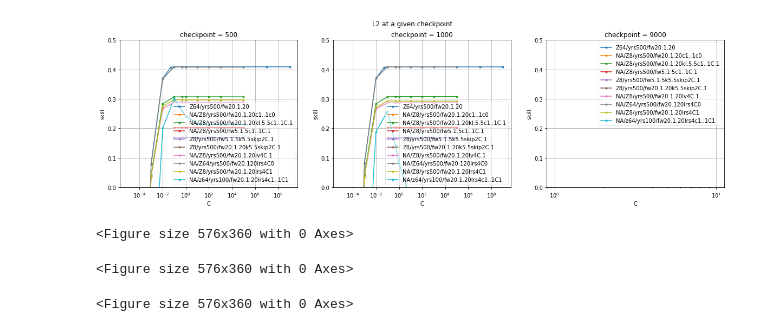
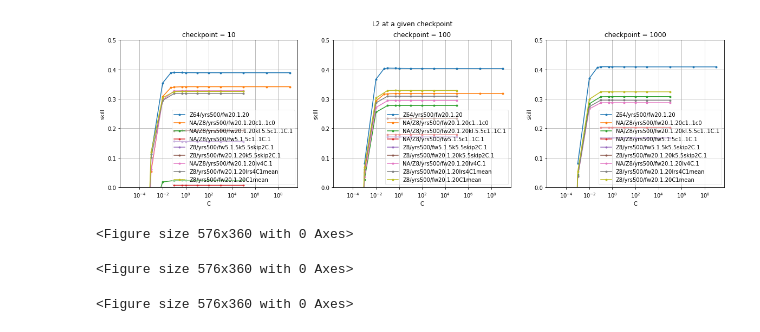
Before and after one commit to georgemilosh/Climate-Learning, a Jupyter notebook: VAE/score.ipynb, the cells around one changed output. Cells and saved outputs as stored; diff of their text form; code cells hidden in the pictures.

```diff
--- a/VAE/score.ipynb
+++ b/VAE/score.ipynb
@@ -179,9 +186,11 @@ for i, (C, method) in enumerate(zip([400,0.1,0],['kNN_uni', 'Log_L2','vae.class'
+# %%
+folder = './models/testruns/test/'
 # %%
-folder = runs['NA/Z64/yrs100/fw20.1.20lrs4c1..1C1mean']
+# folder = runs['Z64/yrs100/fw20..1.20']
 score = pd.read_csv(f'{folder}score.csv')
 for fold in list(score['fold'].unique()):
     foldskill = score.loc[(score['fold'] == fold) & (score['C'] == 0) & (score['method'] == 'vae.class'),('checkpoint','skill')]
     plt.plot(foldskill.values[:,0],foldskill.values[:,1],'.-')
 plt.xscale('log')
-#plt.ylim(-5,1)
+plt.ylim(-5,1)
 # %% [output]
@@ -189,4 +198,5 @@ plt.xscale('log')
 # %%
+# folder = runs['Z64/yrs100/fw20..1.20xarray']
 fig = plt.figure()
 fig.set_size_inches(30, 5)
 fig.suptitle('')
@@ -208,5 +218,14 @@ for i in range(nfolds):
         ax1.plot(epochs, history[key], label =i, linestyle='solid', marker='.', color = cmap)
 
         ax1.set_ylabel(key)
-        ax1.set_ylim(np.array(history[key]).min(),np.array(history[key]).min()+0.1*(np.array(history[key]).max() - np.array(history[key]).min()))
+        test = np.array(history[key])[np.isfinite(history[key])]
+        if key == 'kl_loss':
+            #print('kl_loss',np.nanmean(test)-2*np.nanstd(test),np.nanmean(test)+2*np.nanstd(test))
+            ax1.set_ylim(np.nanmean(test)-2*np.nanstd(test),np.nanmean(test)+2*np.nanstd(test) )
+        #    # ax1.set_ylim(np.array(history[key]).max() - 0.1*(np.array(history[key]).max() - np.array(history[key]).min()),np.array(history[key]).max())
+        else:
+            #print(np.nanmean(test)-2*np.nanstd(test),np.nanmean(test)+2*np.nanstd(test))
+            ax1.set_ylim(np.nanmean(test)-2*np.nanstd(test),np.nanmean(test)+2*np.nanstd(test) )
+        #    ax1.set_ylim(np.percentile(history[key],5), np.percentile(history[key],95))
+# ax1.set_ylim(np.array(history[key]).min(),np.array(history[key]).min()+0.1*(np.array(history[key]).max() - np.array(history[key]).min()))
 # %% [output]
@@ -214,35 +253,37 @@ for i in range(nfolds):
 # %%
 fig = plt.figure()
 fig.set_size_inches(20, 5)
 fig.suptitle('L2 at a given checkpoint')
 
 axs = fig.subplots(nrows=1, ncols=3)
-
-for i, checkpoint in enumerate([500,1000,9000]):
+method = 'Log_L2'
+for i, checkpoint in enumerate([10,100,1000]):
     ax1 = axs[i]
     plt.figure(figsize=(8,5))
     for name, folder in runs.items():
         #print(name)
         score = pd.read_csv(f'{folder}score.csv')
-        if checkpoint in score.checkpoint.values:
-            meanskillvsckpt = score.groupby(['checkpoint', 'C','method']).mean().loc[(checkpoint, slice(None),'Log_L2'), 'skill'].droplevel(level=(0,2)) # The last command gets rid of C and method in the output
-            stdskillvsckpt = score.groupby(['checkpoint', 'C','method']).std().loc[(checkpoint, slice(None),'Log_L2'), 'skill'].droplevel(level=(0,2))
-            maxiter=100
-            #ax1.fill_between(meanskillvsckpt.index[:maxiter],meanskillvsckpt.values[:maxiter]-stdskillvsckpt.values[:maxiter],meanskillvsckpt.values[:maxiter]+stdskillvsckpt.values[:maxiter],alpha=0.1)
-            ax1.plot(meanskillvsckpt.index[:maxiter],meanskillvsckpt.values[:maxiter],label=name, marker='.')
-        else:
-            meanskillvsckpt = score.groupby(['checkpoint', 'C','method']).mean().loc[(10, slice(None),'Log_L2'), 'skill'].droplevel(level=(0,2)) # The last command gets rid of C and method in the output
-            ax1.plot(meanskillvsckpt.index[:maxiter],np.inf*meanskillvsckpt.values[:maxiter],label=name, marker='.')
+        if method in  score.method.values:
+            if checkpoint in score.checkpoint.values:
+                meanskillvsckpt = score.groupby(['checkpoint', 'C','method']).mean().loc[(checkpoint, slice(None),method), 'skill'].droplevel(level=(0,2)) # The last command gets rid of C and method in the output
+                stdskillvsckpt = score.groupby(['checkpoint', 'C','method']).std().loc[(checkpoint, slice(None),method), 'skill'].droplevel(level=(0,2))
+                maxiter=100
+                #ax1.fill_between(meanskillvsckpt.index[:maxiter],meanskillvsckpt.values[:maxiter]-stdskillvsckpt.values[:maxiter],meanskillvsckpt.values[:maxiter]+stdskillvsckpt.values[:maxiter],alpha=0.1)
+                ax1.plot(meanskillvsckpt.index[:maxiter],meanskillvsckpt.values[:maxiter],label=name, marker='.')
+            else:
+                meanskillvsckpt = score.groupby(['checkpoint', 'C','method']).mean().loc[(10, slice(None),method), 'skill'].droplevel(level=(0,2)) # The last command gets rid of C and method in the output
+                ax1.plot(meanskillvsckpt.index[:maxiter],np.inf*meanskillvsckpt.values[:maxiter],label=name, marker='.')
+
     ax1.set_xlabel('C')
     ax1.set_ylabel('skill')
     ax1.set_ylim([0,0.5])
     ax1.set_xscale("log")
     ax1.set_title(f"{checkpoint = }")
     ax1.legend(loc='best', fancybox=True, framealpha=0.5)
     ax1.grid(True)
-fig.savefig('./Images/class_L2.png',dpi=200)
+fig.savefig(f'./Images/class_{method}.png',dpi=200)
 # %% [output]
-[figure, old version]
+[figure, new version]
 <Figure size 576x360 with 0 Axes>
 <Figure size 576x360 with 0 Axes>
 <Figure size 576x360 with 0 Axes>
```
Also changed, not shown: parts of 8 cells of this notebook, 4 other files.
